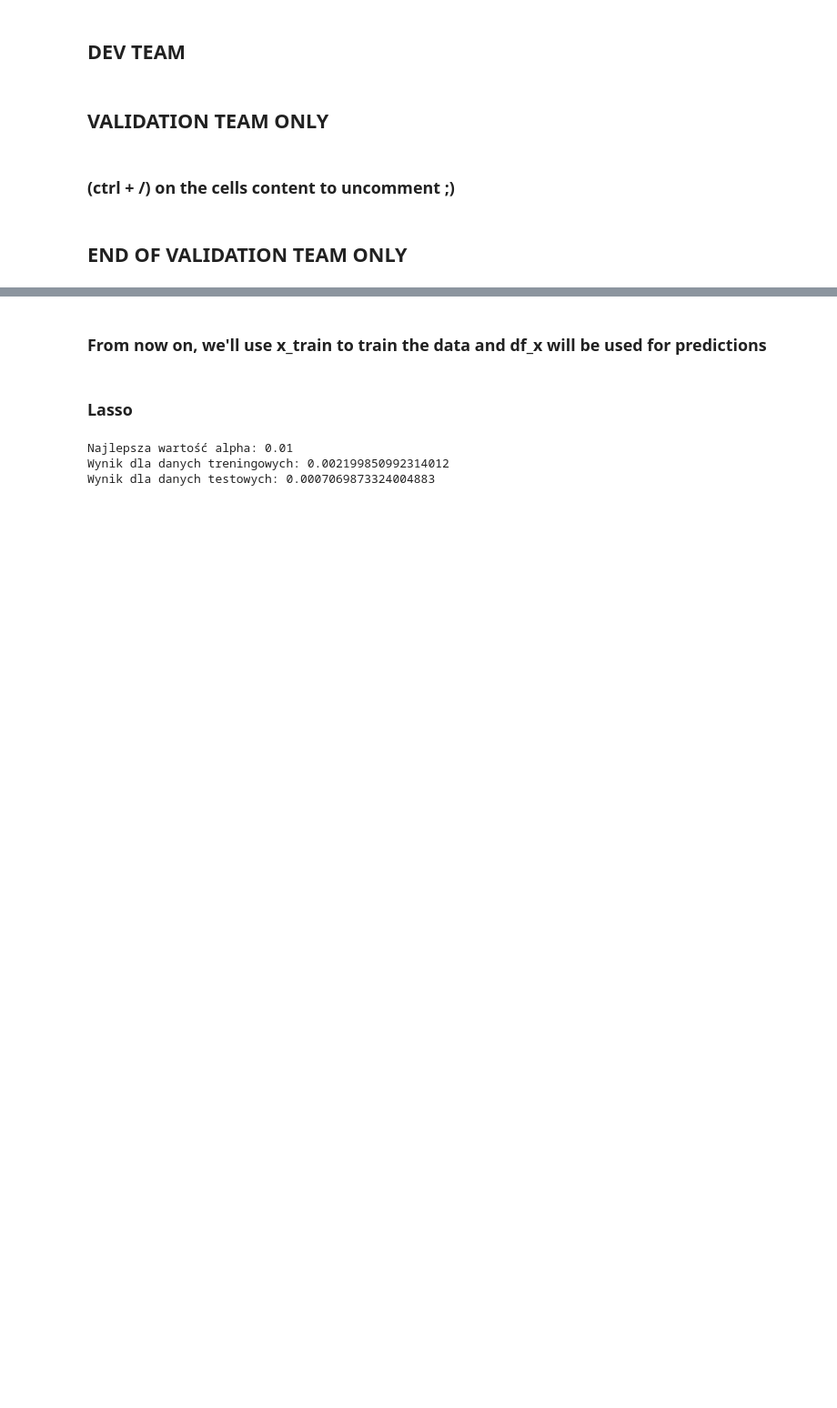
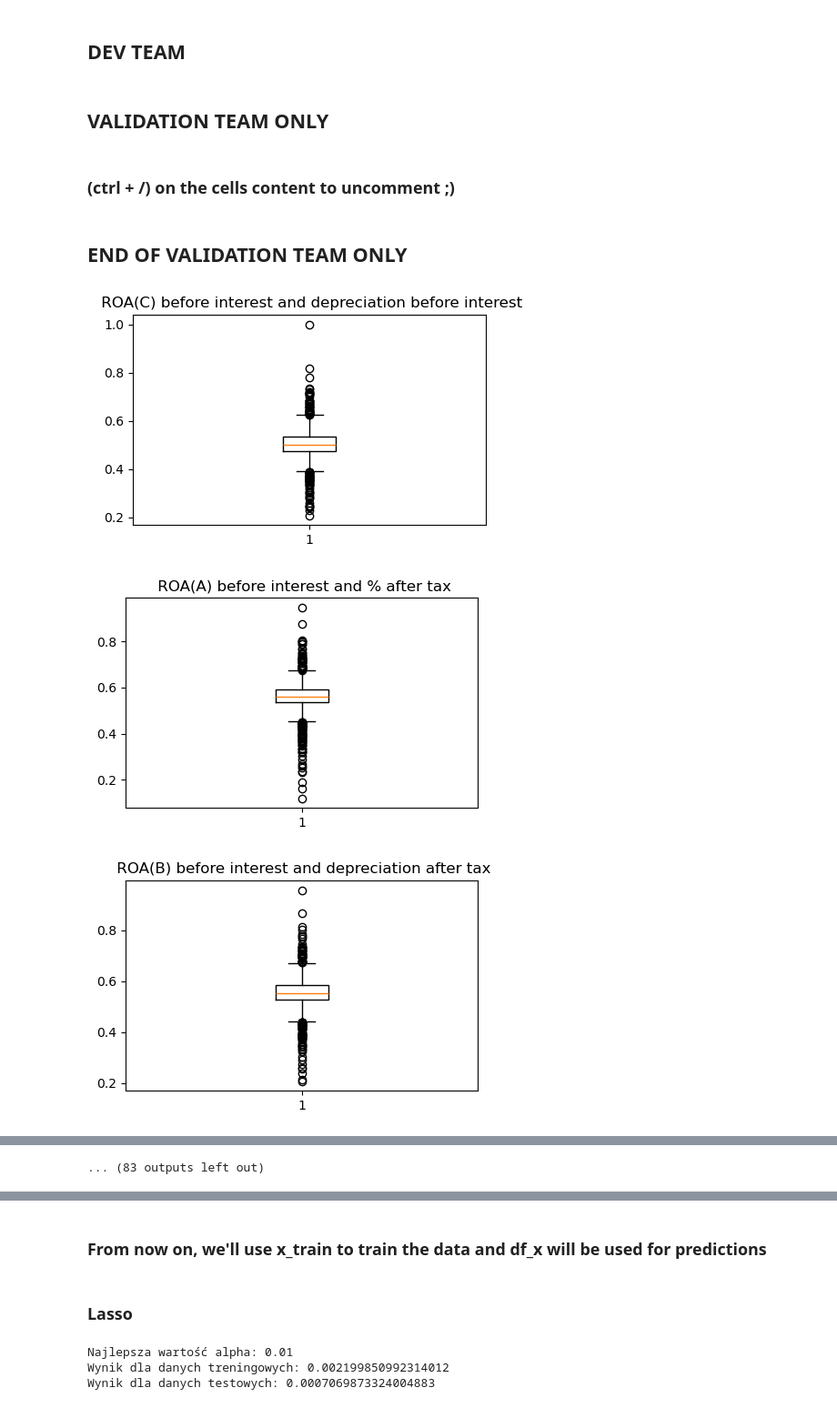
Before and after one commit to Zyziek055/Company-Bankruptcy-Prediction-Machine-Learning-Project-, a Jupyter notebook: Wstepne_modele2.ipynb, the cells around one changed output, grey strips where cells are left out. Shown at 91% size. Drawn from its saved outputs; the diff is of its cells as text; code cells hidden in the pictures; blank space fills up the shorter version.

```diff
--- a/Wstepne_modele2.ipynb
+++ b/Wstepne_modele2.ipynb
@@ -132,3 +145,13 @@ def calculate_metrics(actual, predictions):
     plt.ylabel('Actual')
     plt.show()
     print(f'fp percent:{fp_percent}, fn percent:{fn_percent}, tp percent:{tp_percent}, tn percent:{tn_percent}')
+# %%
+for column in df_x.columns:
+    plt.figure(figsize=(5, 3))  # Rozmiar każdego wykresu
+    plt.boxplot(df_x[column])  # Rysowanie wykresu pudełkowego dla konkretnej zmiennej
+    plt.title(column)  # Tytuł wykresu
+    plt.show()
+# %% [output]
+[figure, added]
+[figure, added]
+[figure, added]
@@ -135,3 +167,4 @@ def calculate_metrics(actual, predictions):
+... (83 outputs left out)
 # %%
 df_x = filter_data(df_x, x_train)
 x_train = filter_data(x_train, x_train)
```
Also changed, not shown: parts of 8 cells of this notebook.
